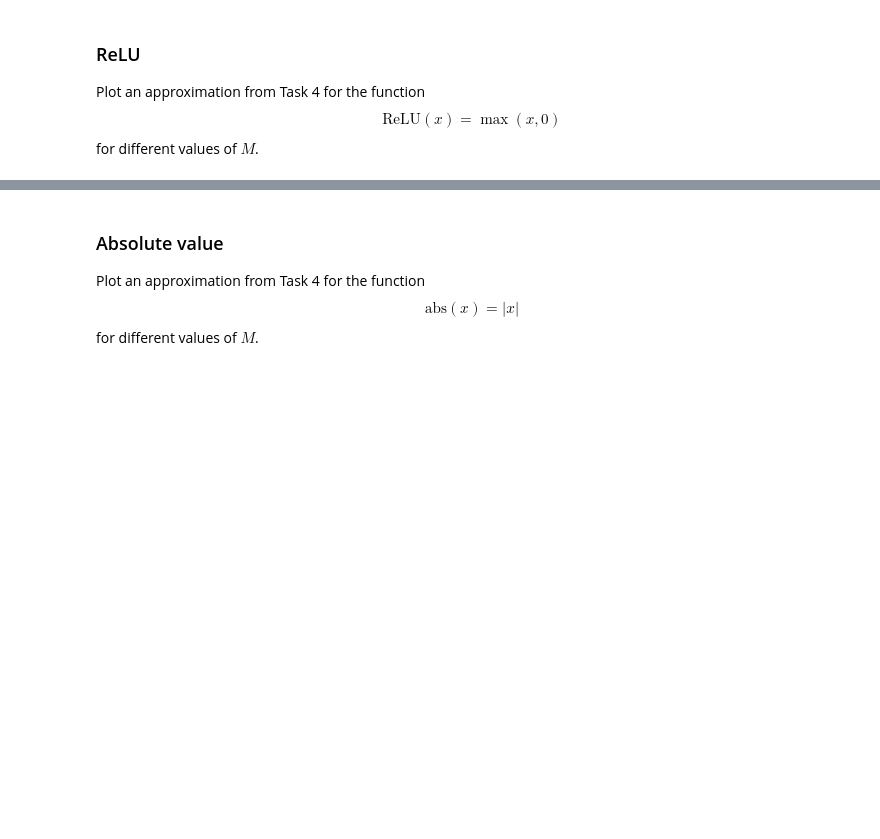
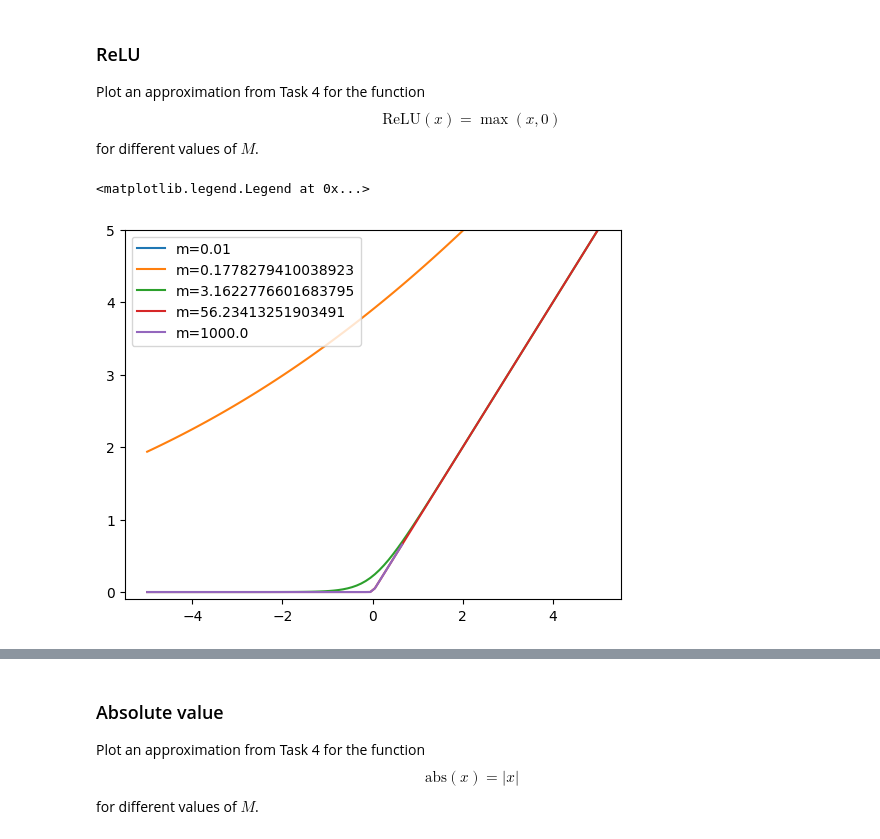
Before and after one commit to angelonti/UHH-OPT-FOR-ML, a Jupyter notebook: subgradient-method.ipynb, the cells around one changed output, grey strips where cells are left out. Drawn from its saved outputs; the diff is of its cells as text; code cells hidden in the pictures; blank space fills up the shorter version.

```diff
--- a/subgradient-method.ipynb
+++ b/subgradient-method.ipynb
@@ -83,4 +148,17 @@ for different values of $M$.
 # %%
 M = np.logspace(-2, 3, 5)
 
-...
+def smooth_relu(x, smoothness=1):
+    m = smoothness
+    return 1/m * np.log(1 + np.exp(x*m))
+
+# surface plot for smooth relu
+xs = np.linspace(-5, 5, 100)
+for m in M:
+    ys = np.array([smooth_relu(x, smoothness=m) for x in xs])
+    plt.plot(xs, ys, label=f'm={m}')
+plt.ylim(-0.1, 5)
+plt.legend()
+# %% [output]
+<matplotlib.legend.Legend at 0x...>
+[figure, added]
```
Also changed, not shown: parts of 16 cells of this notebook.
